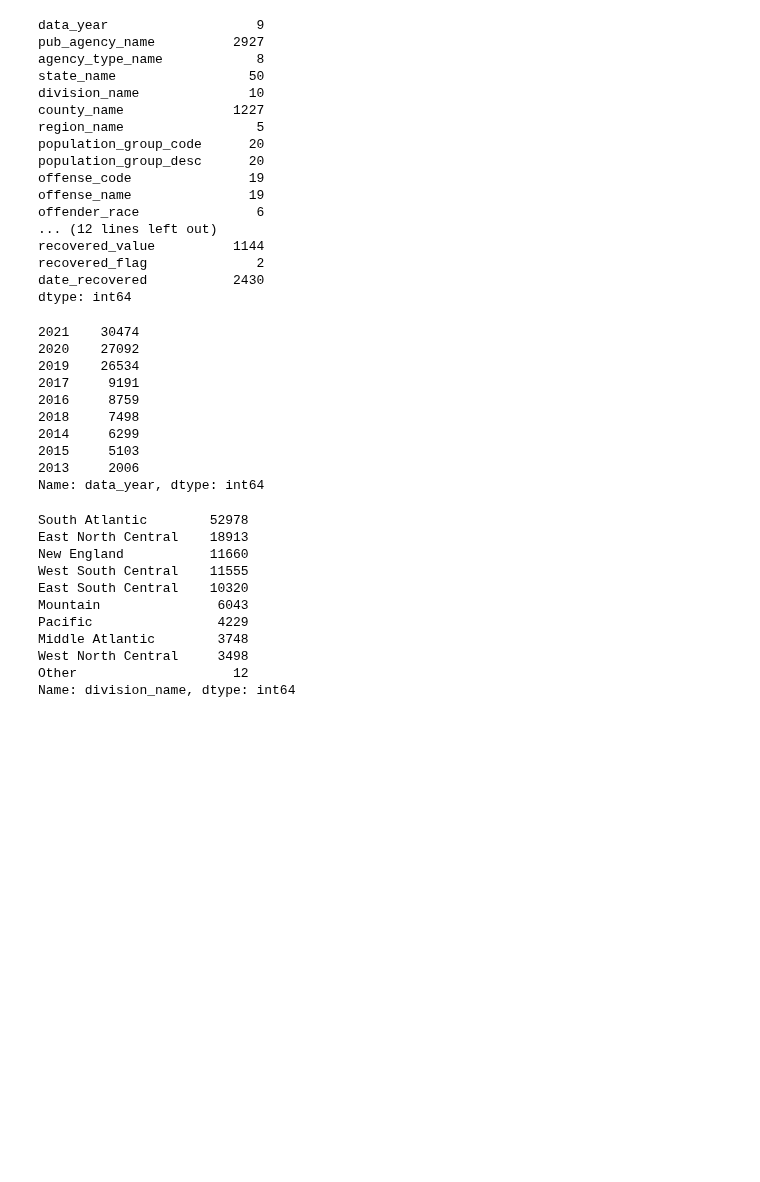
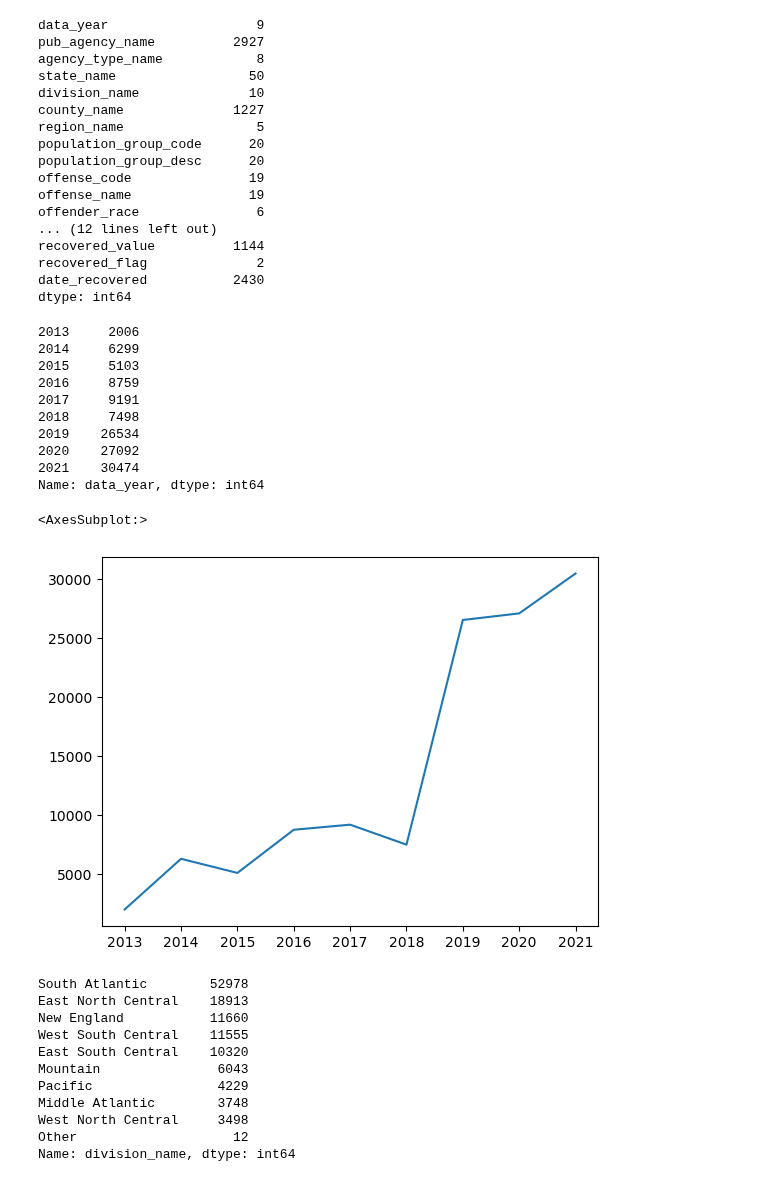
Before and after one commit to Jelsik/DataVisFinalProject-Pentagon, a Jupyter notebook: Cargo_Theft_Data_Examination.ipynb, the cells around one changed output. Saved outputs shown, nothing was run; the diff lists cells and outputs as text; code cells hidden in the pictures; blank space fills up the shorter version.

```diff
--- a/Cargo_Theft_Data_Examination.ipynb
+++ b/Cargo_Theft_Data_Examination.ipynb
@@ -41,18 +41,24 @@ date_recovered           2430
 dtype: int64
 # %%
 # What are the counts by year?
-df.data_year.value_counts()
+df.data_year.value_counts().sort_index()
 # %% [output]
-2021    30474
-2020    27092
-2019    26534
-2017     9191
-2016     8759
-2018     7498
+2013     2006
 2014     6299
 2015     5103
-2013     2006
+2016     8759
+2017     9191
+2018     7498
+2019    26534
+2020    27092
+2021    30474
 Name: data_year, dtype: int64
+# %%
+# How does that look?
+df.data_year.value_counts().sort_index().plot.line()
+# %% [output]
+<AxesSubplot:>
+[figure, added]
 # %%
 # How about division?
 df.division_name.value_counts()
```
Also changed, not shown: parts of 8 cells of this notebook.
